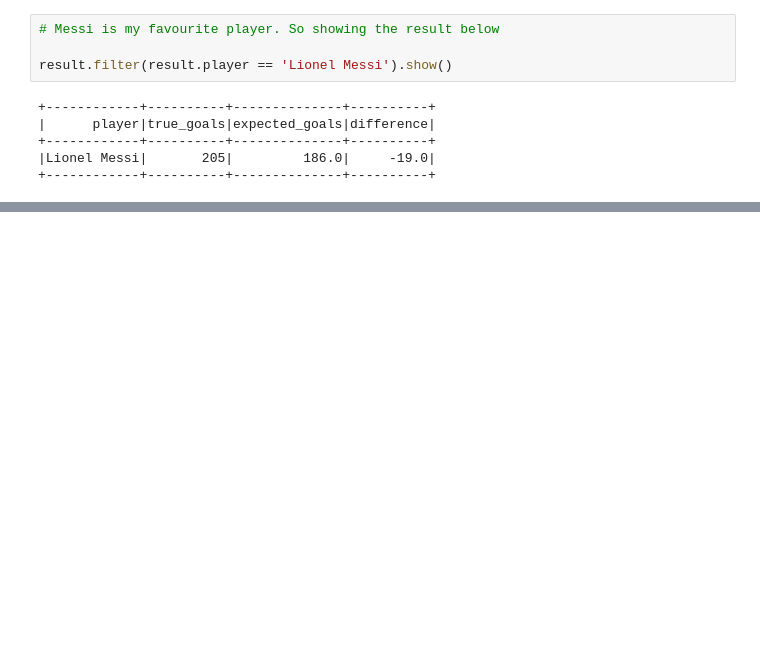
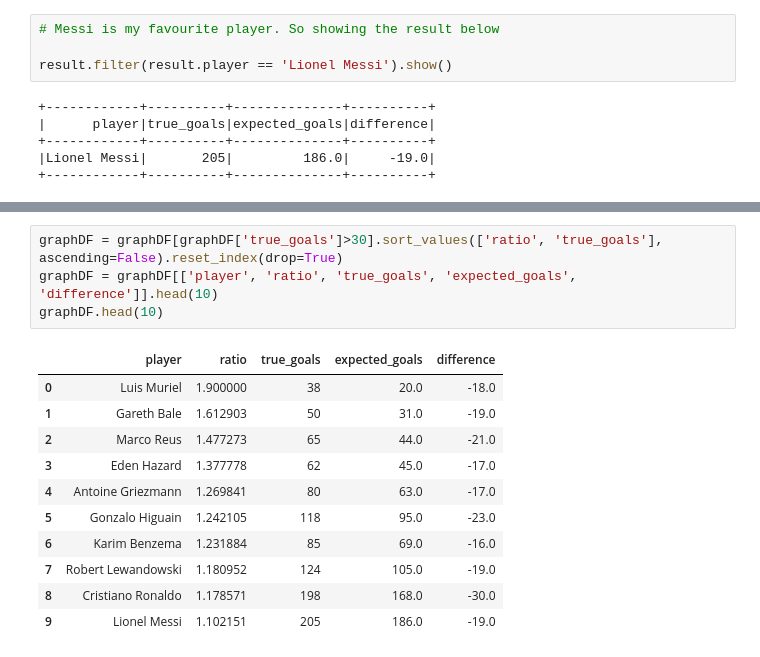
Before and after one commit to asheshd/DES-Project-xG-PySpark-ML, a Jupyter notebook: Expected_Goals_Analysis_with_PySpark_DES_Project.ipynb, the cells around one changed output, grey strips where cells are left out. Saved outputs shown, nothing was run; the diff lists cells and outputs as text; blank space fills up the shorter version.

```diff
--- a/Expected_Goals_Analysis_with_PySpark_DES_Project.ipynb
+++ b/Expected_Goals_Analysis_with_PySpark_DES_Project.ipynb
@@ -460,0 +487,16 @@ pred.filter(pred.prediction == 1).count()
+# %%
+graphDF = graphDF[graphDF['true_goals']>30].sort_values(['ratio', 'true_goals'], ascending=False).reset_index(drop=True)
+graphDF = graphDF[['player', 'ratio', 'true_goals', 'expected_goals', 'difference']].head(10)
+graphDF.head(10)
+# %% [output]
+|  | player | ratio | true_goals | expected_goals | difference |
+| 0 | Luis Muriel | 1.900000 | 38 | 20.0 | -18.0 |
+| 1 | Gareth Bale | 1.612903 | 50 | 31.0 | -19.0 |
+| 2 | Marco Reus | 1.477273 | 65 | 44.0 | -21.0 |
+| 3 | Eden Hazard | 1.377778 | 62 | 45.0 | -17.0 |
+| 4 | Antoine Griezmann | 1.269841 | 80 | 63.0 | -17.0 |
+| 5 | Gonzalo Higuain | 1.242105 | 118 | 95.0 | -23.0 |
+| 6 | Karim Benzema | 1.231884 | 85 | 69.0 | -16.0 |
+| 7 | Robert Lewandowski | 1.180952 | 124 | 105.0 | -19.0 |
+| 8 | Cristiano Ronaldo | 1.178571 | 198 | 168.0 | -30.0 |
+| 9 | Lionel Messi | 1.102151 | 205 | 186.0 | -19.0 |
```
Also changed, not shown: parts of 18 cells of this notebook.
